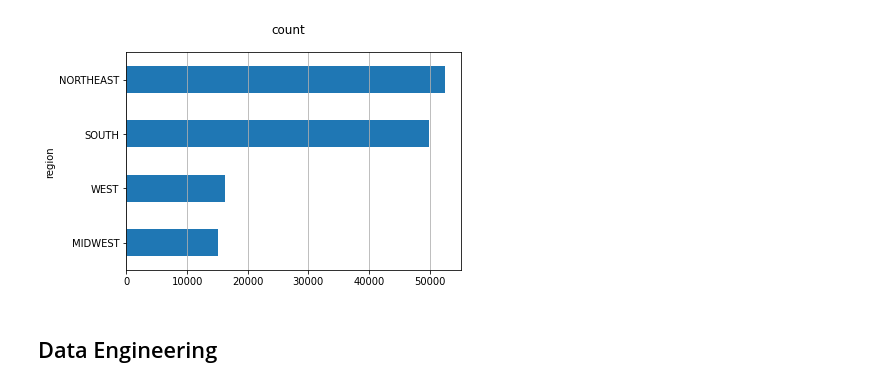
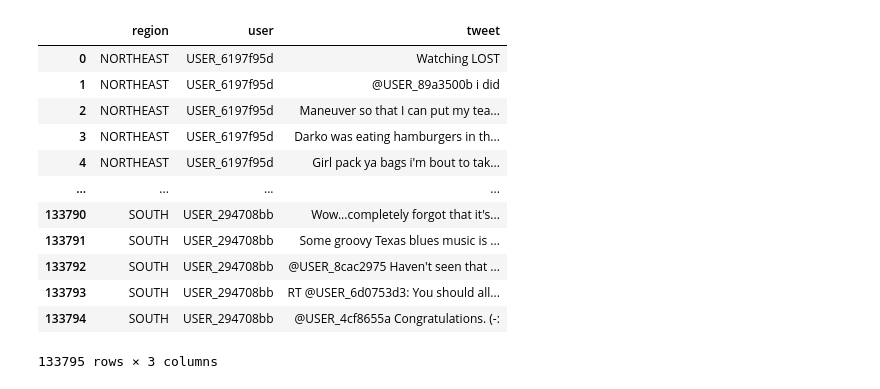
Before and after one commit to CokerCoder/geolocation-classifer, a Jupyter notebook: word2vec.ipynb, the cells around one changed output. Saved outputs shown, nothing was run; the diff lists cells and outputs as text; code cells hidden in the pictures.

```diff
--- a/word2vec.ipynb
+++ b/word2vec.ipynb
@@ -60,11 +17,27 @@ df_train.sample(10)
-# %%
-fig, ax = plt.subplots()
-fig.suptitle("count", fontsize=12)
-df_train["region"].reset_index().groupby("region").count().sort_values(by=
-       "index").plot(kind="barh", legend=False,
-        ax=ax).grid(axis='x')
-plt.show()
-# %% [output]
-[figure, removed]
-# %% [markdown]
-## Data Engineering
+# %%
+train_data = pd.read_csv('data/train_full.csv', error_bad_lines=False)
+train_tweetContent = train_data[['tweet']]
+train_labels = train_data['region']
+
+dev_data = pd.read_csv('data/dev_full.csv', error_bad_lines=False)
+dev_tweetContent = dev_data[['tweet']]
+dev_labels = dev_data['region']
+
+test_data = pd.read_csv('data/test_full.csv', error_bad_lines=False)
+test_tweetContent = test_data[['tweet']]
+# %%
+train_data
+# %% [output]
+|  | region | user | tweet |
+| 0 | NORTHEAST | USER_6197f95d | Watching LOST |
+| 1 | NORTHEAST | USER_6197f95d | @USER_89a3500b i did |
+| 2 | NORTHEAST | USER_6197f95d | Maneuver so that I can put my tea... |
+| 3 | NORTHEAST | USER_6197f95d | Darko was eating hamburgers in th... |
+| 4 | NORTHEAST | USER_6197f95d | Girl pack ya bags i'm bout to tak... |
+| ... | ... | ... | ... |
+| 133790 | SOUTH | USER_294708bb | Wow...completely forgot that it's... |
+| 133791 | SOUTH | USER_294708bb | Some groovy Texas blues music is ... |
+| 133792 | SOUTH | USER_294708bb | @USER_8cac2975 Haven't seen that ... |
+| 133793 | SOUTH | USER_294708bb | RT @USER_6d0753d3: You should all... |
+| 133794 | SOUTH | USER_294708bb | @USER_4cf8655a Congratulations. (-: |
+133795 rows × 3 columns
```
Also changed, not shown: parts of 110 cells of this notebook, 4 other files.
